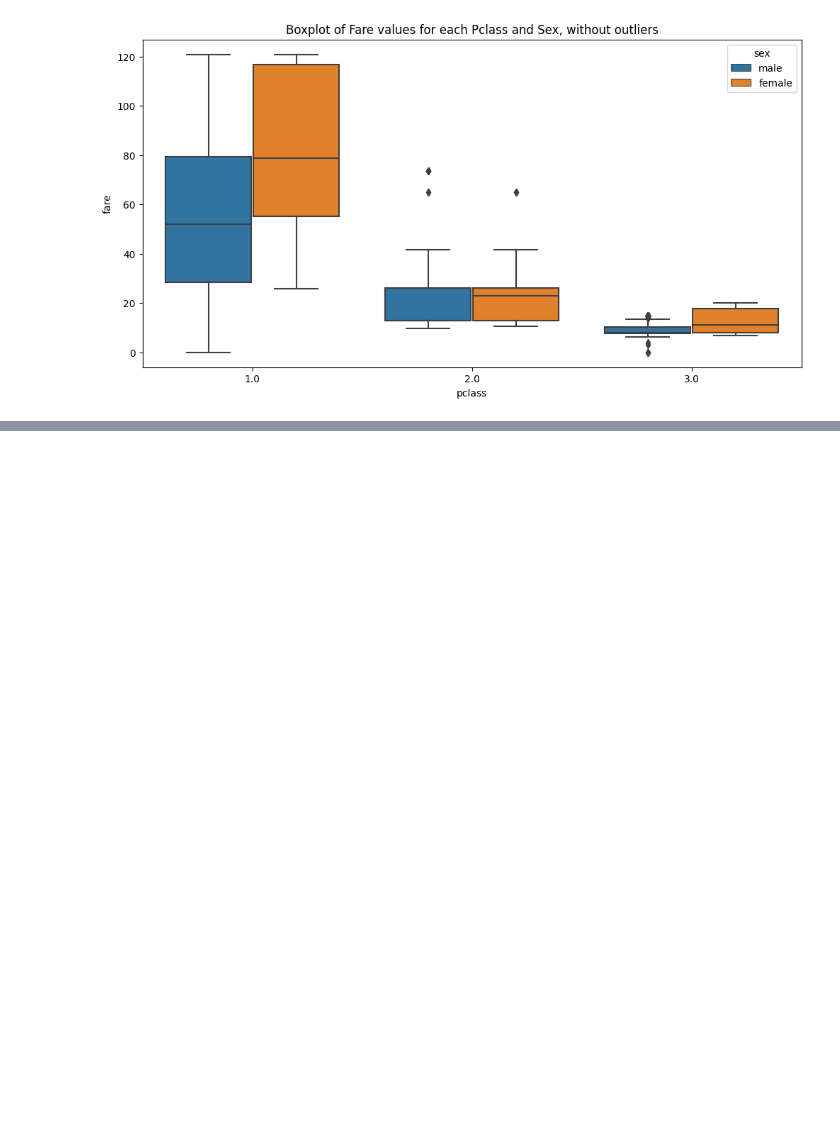
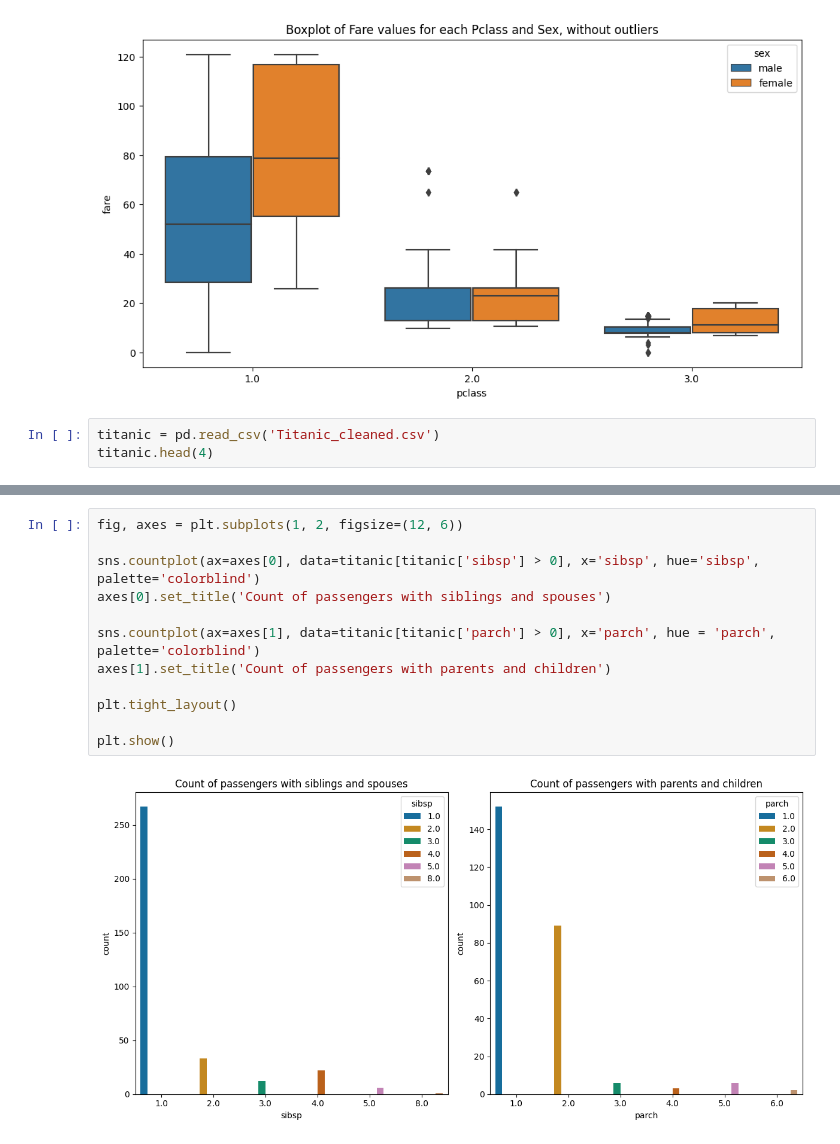
Before and after one commit to yunuxemre/Data-Mining-Example, a Jupyter notebook: TitanikVeriAnaliziV2.ipynb, the cells around one changed output, grey strips where cells are left out. Drawn from its saved outputs; the diff is of its cells as text; blank space fills up the shorter version.

```diff
--- a/TitanikVeriAnaliziV2.ipynb
+++ b/TitanikVeriAnaliziV2.ipynb
@@ -385,3 +389,6 @@ plt.title('Boxplot of Fare values for each Pclass and Sex, without outliers')
 plt.show()
 # %% [output]
 [figure]
+# %%
+titanic = pd.read_csv('Titanic_cleaned.csv')
+titanic.head(4)
@@ -387,0 +401,14 @@ plt.show()
+# %%
+fig, axes = plt.subplots(1, 2, figsize=(12, 6))
+
+sns.countplot(ax=axes[0], data=titanic[titanic['sibsp'] > 0], x='sibsp', hue='sibsp', palette='colorblind')
+axes[0].set_title('Count of passengers with siblings and spouses')
+
+sns.countplot(ax=axes[1], data=titanic[titanic['parch'] > 0], x='parch', hue = 'parch', palette='colorblind')
+axes[1].set_title('Count of passengers with parents and children')
+
+plt.tight_layout()
+
+plt.show()
+# %% [output]
+[figure, added]
```
Also changed, not shown: parts of 21 cells of this notebook.
